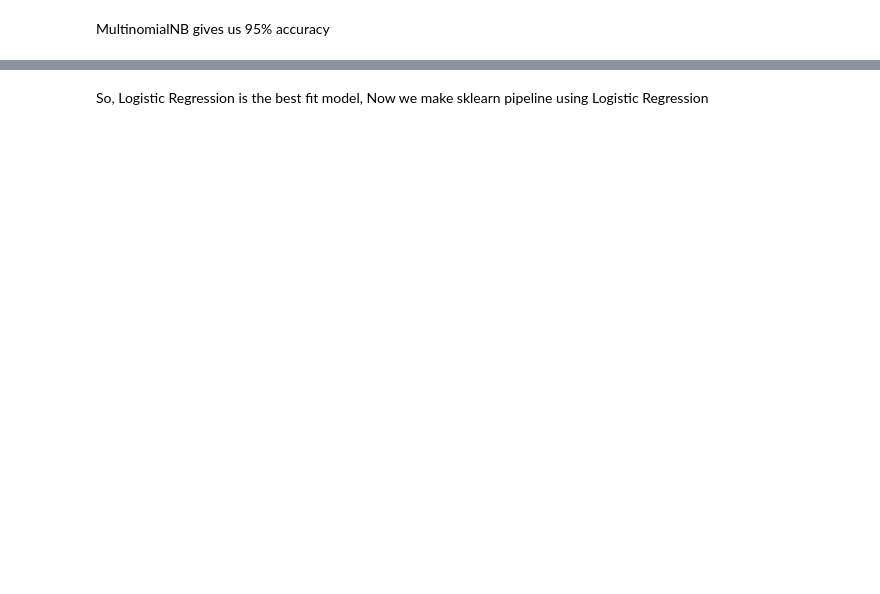
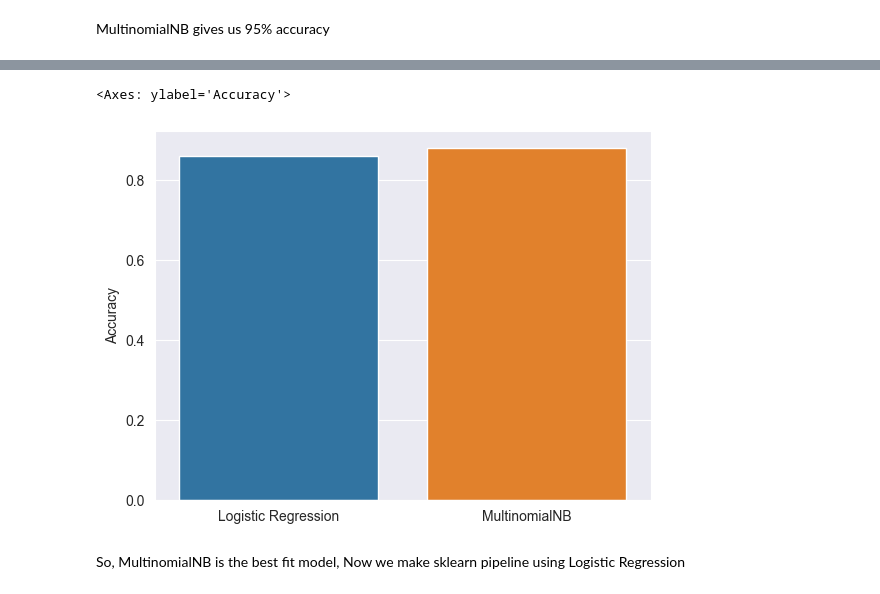
Before and after one commit to AlvaJufinto/TSDN-2023-ML-Model, a Jupyter notebook: phising-site-urls.ipynb, the cells around one changed output, grey strips where cells are left out. Drawn from its saved outputs; the diff is of its cells as text; code cells hidden in the pictures; blank space fills up the shorter version.

```diff
--- a/phising-site-urls.ipynb
+++ b/phising-site-urls.ipynb
@@ -370,7 +427,10 @@ sns.heatmap(con_mat, annot = True,fmt='d',cmap="YlGnBu")
 # %%
 acc = pd.DataFrame.from_dict(Scores_ml,orient = 'index',columns=['Accuracy'])
 sns.set_style('darkgrid')
-sns.barplot(acc.index,acc.Accuracy)
+sns.barplot(x=acc.index, y=acc.Accuracy)
+# %% [output]
+<Axes: ylabel='Accuracy'>
+[figure, added]
 # %% [markdown]
-So, Logistic Regression is the best fit model, Now we make sklearn pipeline using Logistic Regression
+So, MultinomialNB is the best fit model, Now we make sklearn pipeline using Logistic Regression
 # %%
```
Also changed, not shown: parts of 28 cells of this notebook, 2 other files.
